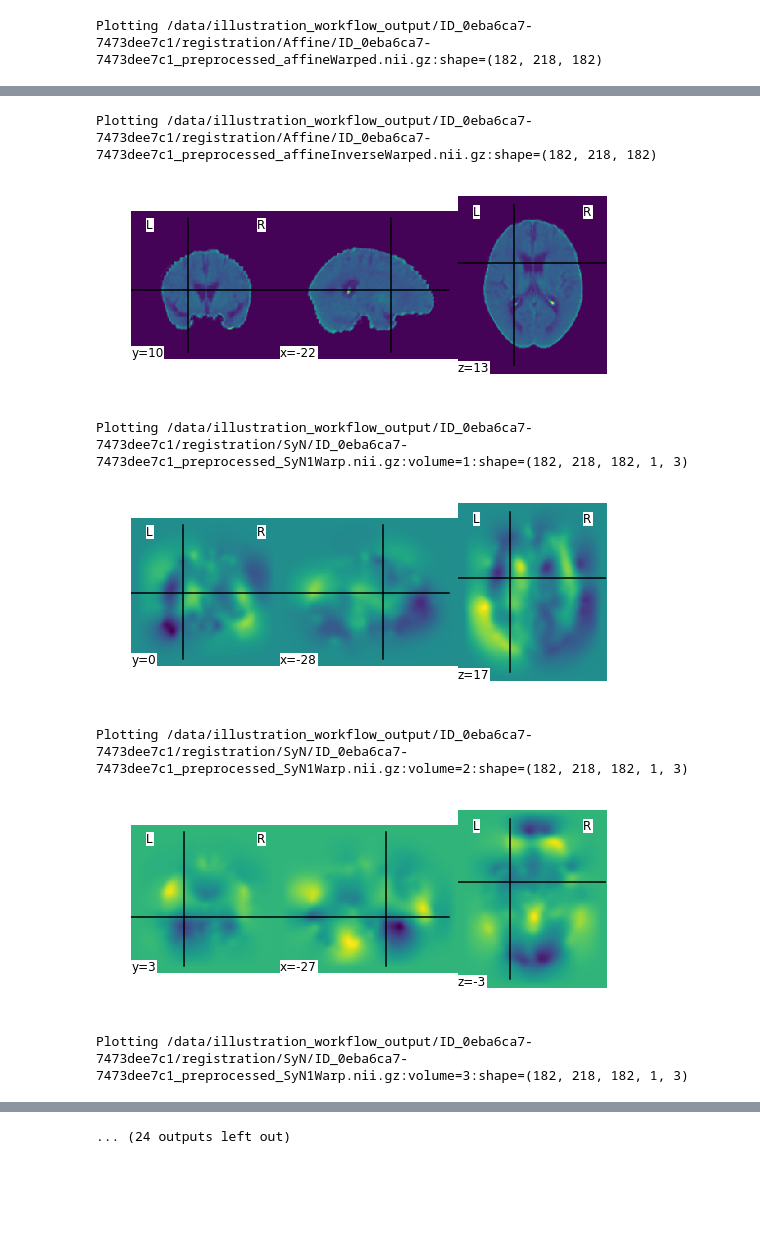
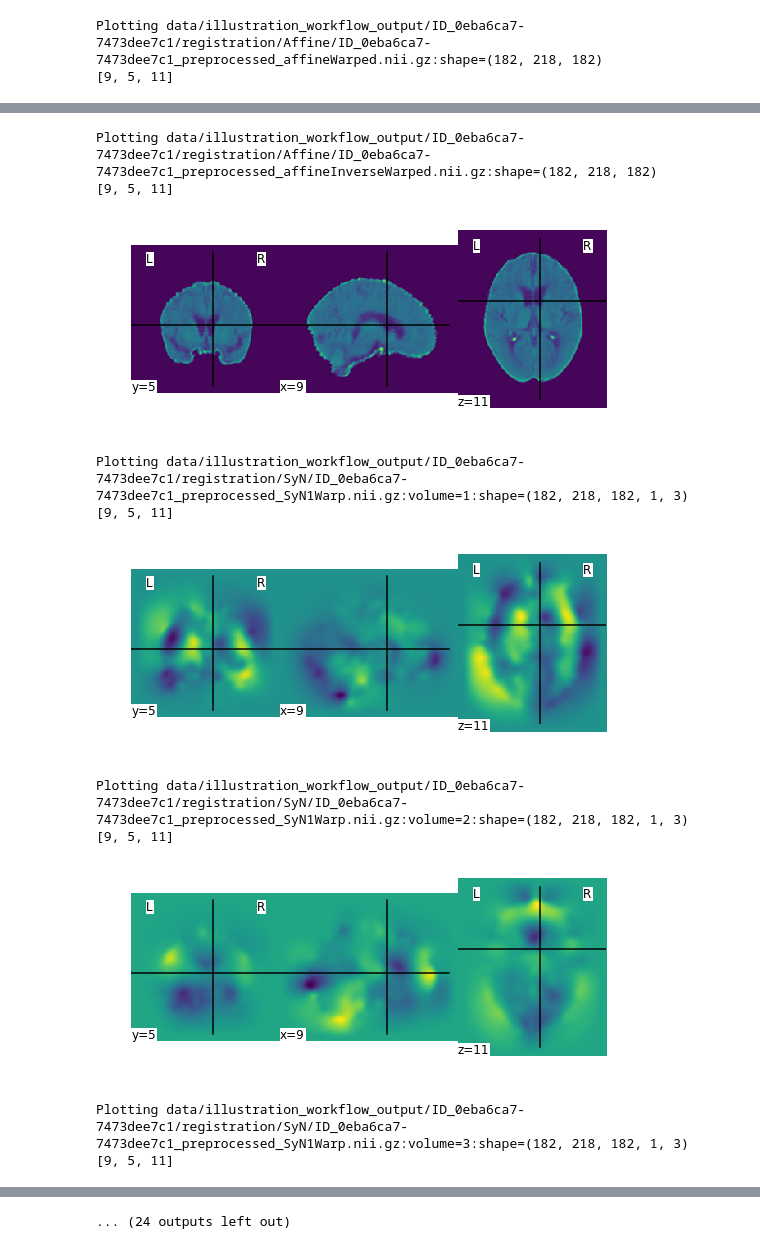
Before and after one commit to zhbai/AutoCT, a Jupyter notebook: notebooks/illustration.ipynb, the cells around one changed output, grey strips where cells are left out. Cells and saved outputs as stored; diff of their text form; code cells hidden in the pictures; blank space fills up the shorter version.

```diff
--- a/notebooks/illustration.ipynb
+++ b/notebooks/illustration.ipynb
@@ -8,5 +43,5 @@ autoct.setup_logging('INFO')
 # %%
-output = '/data/illustration_workflow_output'
+output = 'data/illustration_workflow_output'
 mni_file = 'illustration_data/MNI152_T1_1mm_brain.nii.gz'
 atlas_file = 'illustration_data/New_atlas_cort_asym_sub.nii.gz'
 template_file = 'illustration_data/T_template0.nii.gz'
@@ -169,4 +116,5 @@ Total elapsed time: 82.739
 # %%
-plot_images(join(output, '*', 'registration', '*/*.nii.gz'))
+p_plot_images(join(output, '*', 'registration', '*/*.nii.gz'))
 # %% [output]
-Plotting /data/illustration_workflow_output/ID_0eba6ca7-7473dee7c1/registration/Affine/ID_0eba6ca7-7473dee7c1_preprocessed_affineWarped.nii.gz:shape=(182, 218, 182)
+Plotting data/illustration_workflow_output/ID_0eba6ca7-7473dee7c1/registration/Affine/ID_0eba6ca7-7473dee7c1_preprocessed_affineWarped.nii.gz:shape=(182, 218, 182)
+[9, 5, 11]
@@ -174,7 +122,11 @@ Plotting /data/illustration_workflow_output/ID_0eba6ca7-7473dee7c1/registration/
-Plotting /data/illustration_workflow_output/ID_0eba6ca7-7473dee7c1/registration/Affine/ID_0eba6ca7-7473dee7c1_preprocessed_affineInverseWarped.nii.gz:shape=(182, 218, 182)
+Plotting data/illustration_workflow_output/ID_0eba6ca7-7473dee7c1/registration/Affine/ID_0eba6ca7-7473dee7c1_preprocessed_affineInverseWarped.nii.gz:shape=(182, 218, 182)
+[9, 5, 11]
-[figure, old version]
+[figure, new version]
-Plotting /data/illustration_workflow_output/ID_0eba6ca7-7473dee7c1/registration/SyN/ID_0eba6ca7-7473dee7c1_preprocessed_SyN1Warp.nii.gz:volume=1:shape=(182, 218, 182, 1, 3)
+Plotting data/illustration_workflow_output/ID_0eba6ca7-7473dee7c1/registration/SyN/ID_0eba6ca7-7473dee7c1_preprocessed_SyN1Warp.nii.gz:volume=1:shape=(182, 218, 182, 1, 3)
+[9, 5, 11]
-[figure, old version]
+[figure, new version]
-Plotting /data/illustration_workflow_output/ID_0eba6ca7-7473dee7c1/registration/SyN/ID_0eba6ca7-7473dee7c1_preprocessed_SyN1Warp.nii.gz:volume=2:shape=(182, 218, 182, 1, 3)
+Plotting data/illustration_workflow_output/ID_0eba6ca7-7473dee7c1/registration/SyN/ID_0eba6ca7-7473dee7c1_preprocessed_SyN1Warp.nii.gz:volume=2:shape=(182, 218, 182, 1, 3)
+[9, 5, 11]
-[figure, old version]
+[figure, new version]
-Plotting /data/illustration_workflow_output/ID_0eba6ca7-7473dee7c1/registration/SyN/ID_0eba6ca7-7473dee7c1_preprocessed_SyN1Warp.nii.gz:volume=3:shape=(182, 218, 182, 1, 3)
+Plotting data/illustration_workflow_output/ID_0eba6ca7-7473dee7c1/registration/SyN/ID_0eba6ca7-7473dee7c1_preprocessed_SyN1Warp.nii.gz:volume=3:shape=(182, 218, 182, 1, 3)
+[9, 5, 11]
```
Also changed, not shown: parts of 16 cells of this notebook, 6 other files.
